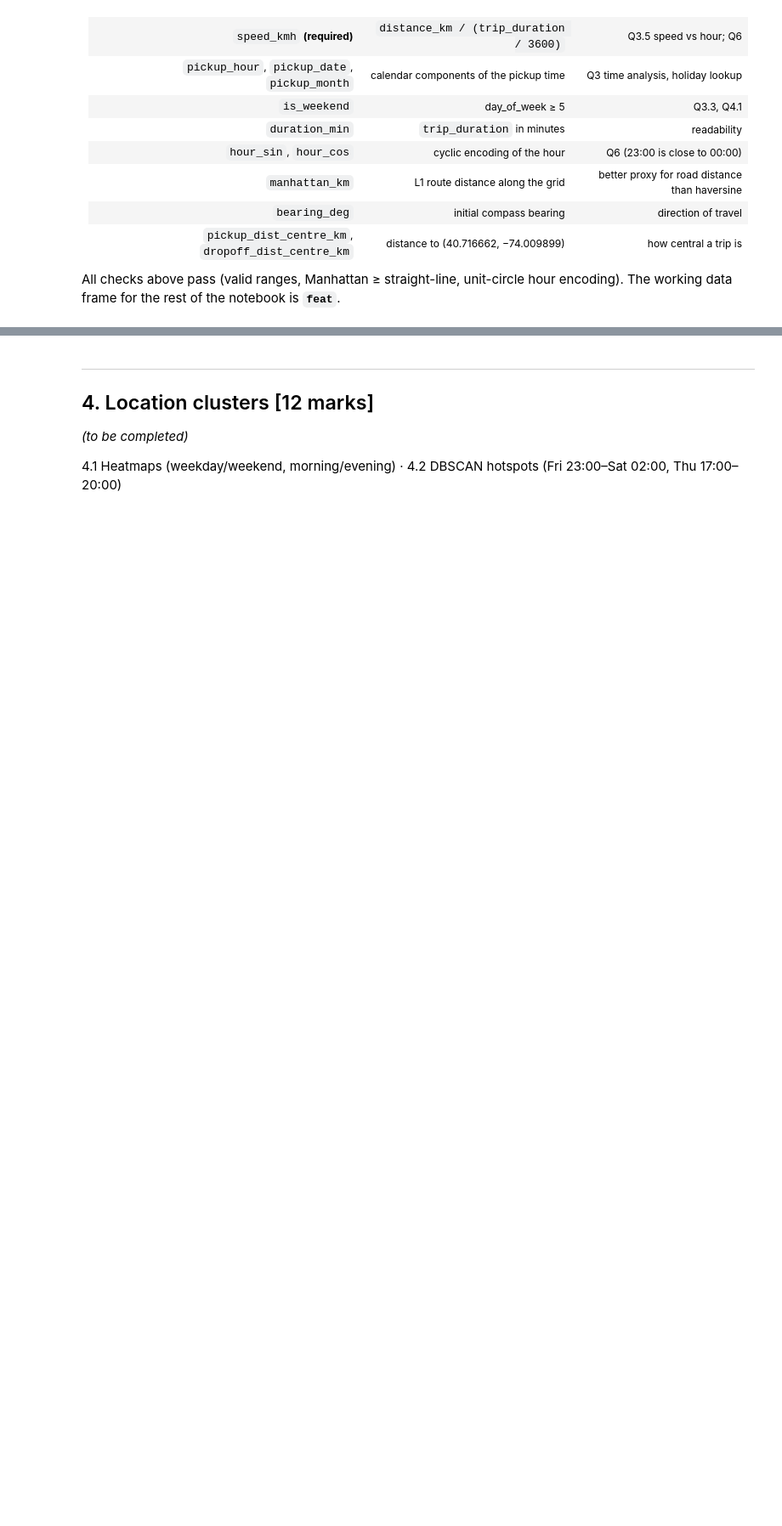
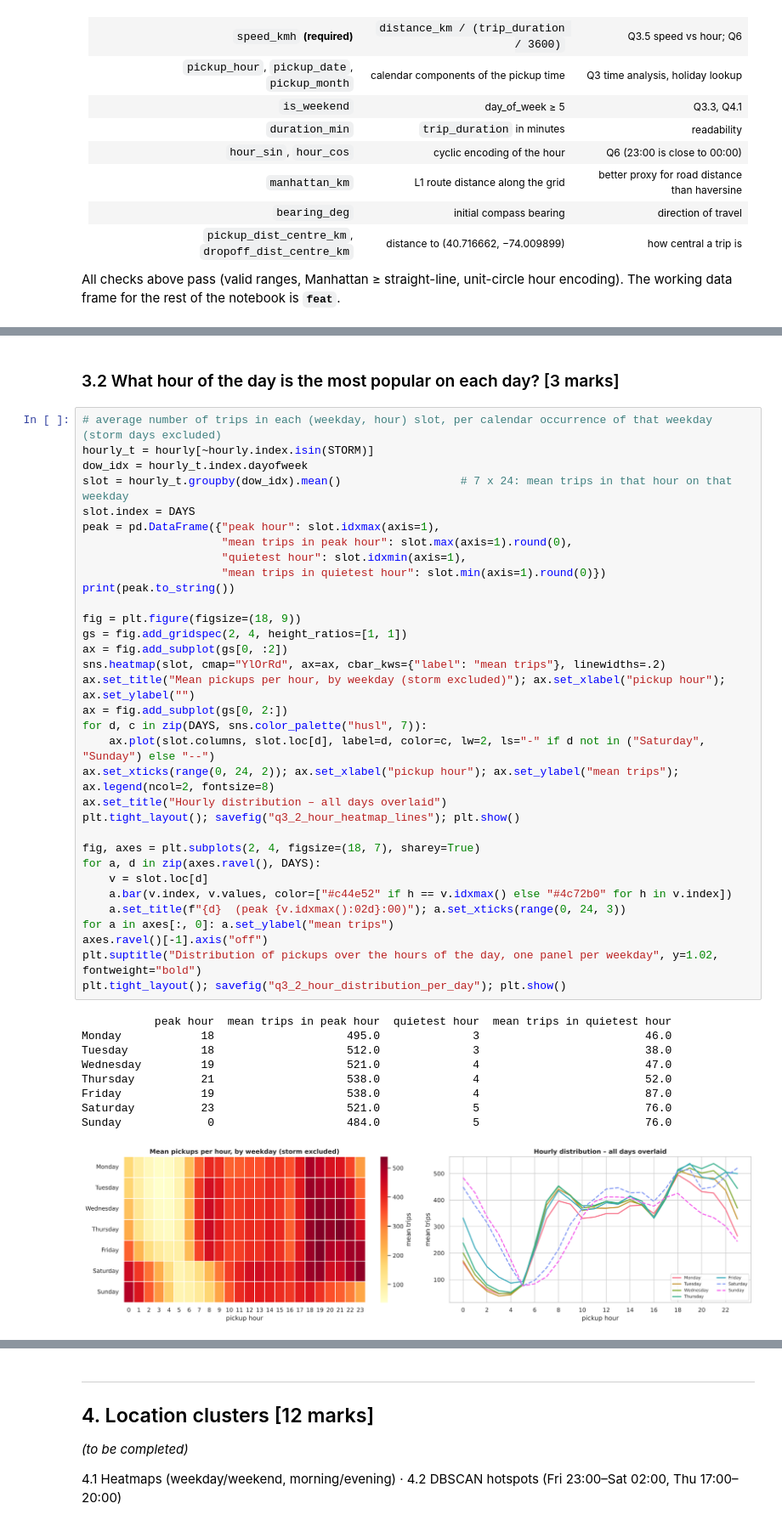
Before and after one commit to EmmanuelAzu/DVE_Assignment_2, a Jupyter notebook: DVE_Assignment_2.ipynb, the cells around one changed output, grey strips where cells are left out. Shown at 85% size. Cells and saved outputs as stored; diff of their text form; blank space fills up the shorter version.

```diff
--- a/DVE_Assignment_2.ipynb
+++ b/DVE_Assignment_2.ipynb
@@ -455,0 +545,45 @@ rest of the notebook is **`feat`**.
+# %% [markdown]
+### 3.2 What hour of the day is the most popular on each day? [3 marks]
+# %%
+# average number of trips in each (weekday, hour) slot, per calendar occurrence of that weekday (storm days excluded)
+hourly_t = hourly[~hourly.index.isin(STORM)]
+dow_idx = hourly_t.index.dayofweek
+slot = hourly_t.groupby(dow_idx).mean()                  # 7 x 24: mean trips in that hour on that weekday
+slot.index = DAYS
+peak = pd.DataFrame({"peak hour": slot.idxmax(axis=1),
+                     "mean trips in peak hour": slot.max(axis=1).round(0),
+                     "quietest hour": slot.idxmin(axis=1),
+                     "mean trips in quietest hour": slot.min(axis=1).round(0)})
+print(peak.to_string())
+
+fig = plt.figure(figsize=(18, 9))
+gs = fig.add_gridspec(2, 4, height_ratios=[1, 1])
+ax = fig.add_subplot(gs[0, :2])
+sns.heatmap(slot, cmap="YlOrRd", ax=ax, cbar_kws={"label": "mean trips"}, linewidths=.2)
+ax.set_title("Mean pickups per hour, by weekday (storm excluded)"); ax.set_xlabel("pickup hour"); ax.set_ylabel("")
+ax = fig.add_subplot(gs[0, 2:])
+for d, c in zip(DAYS, sns.color_palette("husl", 7)):
+    ax.plot(slot.columns, slot.loc[d], label=d, color=c, lw=2, ls="-" if d not in ("Saturday", "Sunday") else "--")
+ax.set_xticks(range(0, 24, 2)); ax.set_xlabel("pickup hour"); ax.set_ylabel("mean trips"); ax.legend(ncol=2, fontsize=8)
+ax.set_title("Hourly distribution – all days overlaid")
+plt.tight_layout(); savefig("q3_2_hour_heatmap_lines"); plt.show()
+
+fig, axes = plt.subplots(2, 4, figsize=(18, 7), sharey=True)
+for a, d in zip(axes.ravel(), DAYS):
+    v = slot.loc[d]
+    a.bar(v.index, v.values, color=["#c44e52" if h == v.idxmax() else "#4c72b0" for h in v.index])
+    a.set_title(f"{d}  (peak {v.idxmax():02d}:00)"); a.set_xticks(range(0, 24, 3))
+for a in axes[:, 0]: a.set_ylabel("mean trips")
+axes.ravel()[-1].axis("off")
+plt.suptitle("Distribution of pickups over the hours of the day, one panel per weekday", y=1.02, fontweight="bold")
+plt.tight_layout(); savefig("q3_2_hour_distribution_per_day"); plt.show()
+# %% [output]
+           peak hour  mean trips in peak hour  quietest hour  mean trips in quietest hour
+Monday            18                    495.0              3                         46.0
+Tuesday           18                    512.0              3                         38.0
+Wednesday         19                    521.0              4                         47.0
+Thursday          21                    538.0              4                         52.0
+Friday            19                    538.0              4                         87.0
+Saturday          23                    521.0              5                         76.0
+Sunday             0                    484.0              5                         76.0
+[figure, added]
```
Also changed, not shown: parts of 20 cells of this notebook, 8 other files.
